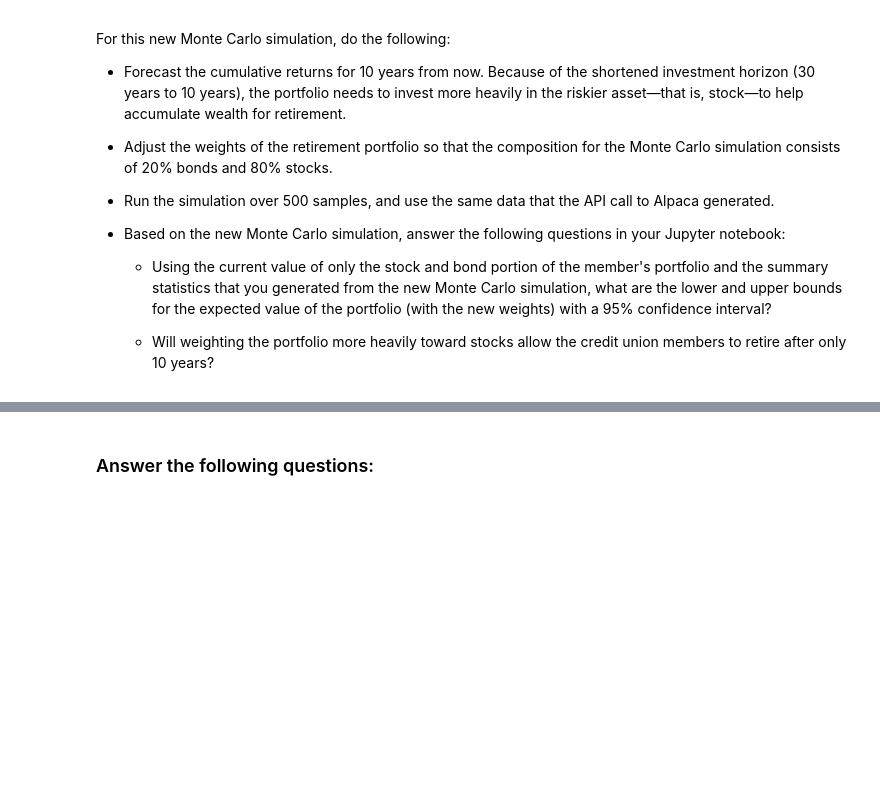
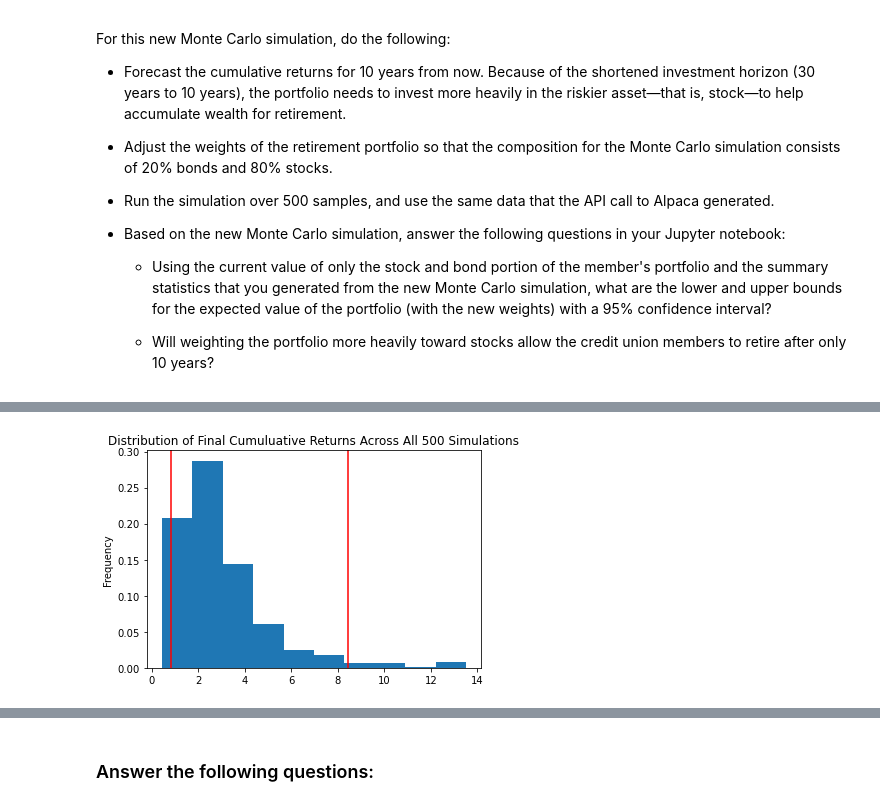
Before and after one commit to abcarmin/Module-5-Challenge, a Jupyter notebook: financial_planning_tools.ipynb, the cells around one changed output, grey strips where cells are left out. Cells and saved outputs as stored; diff of their text form; code cells hidden in the pictures; blank space fills up the shorter version.

```diff
--- a/financial_planning_tools.ipynb
+++ b/financial_planning_tools.ipynb
@@ -530,7 +688,9 @@ For this new Monte Carlo simulation, do the following:
 # %%
 # Visualize the probability distribution of the 10-year Monte Carlo simulation
 # by plotting a histogram
-# YOUR CODE HERE
+tenyear_dist_plot = MC_tenyear.plot_distribution()
+# %% [output]
+[figure, added]
 # %%
 # Generate summary statistics from the 10-year Monte Carlo simulation results
 # Save the results as a variable
```
Also changed, not shown: parts of 28 cells of this notebook.
